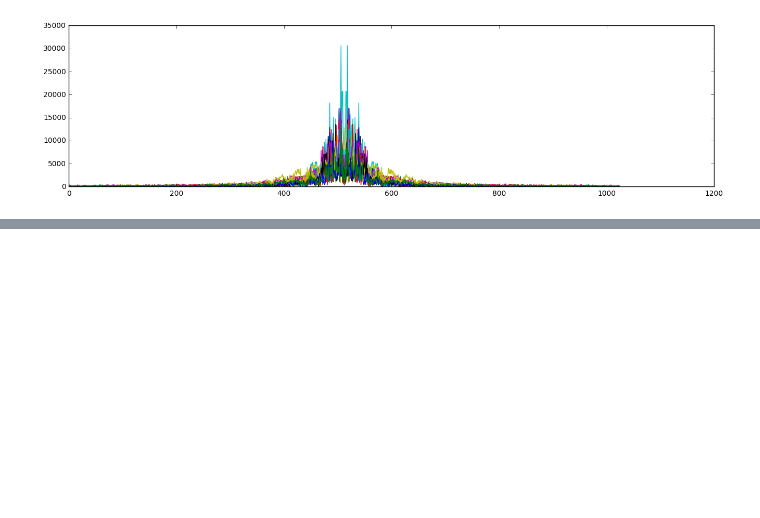
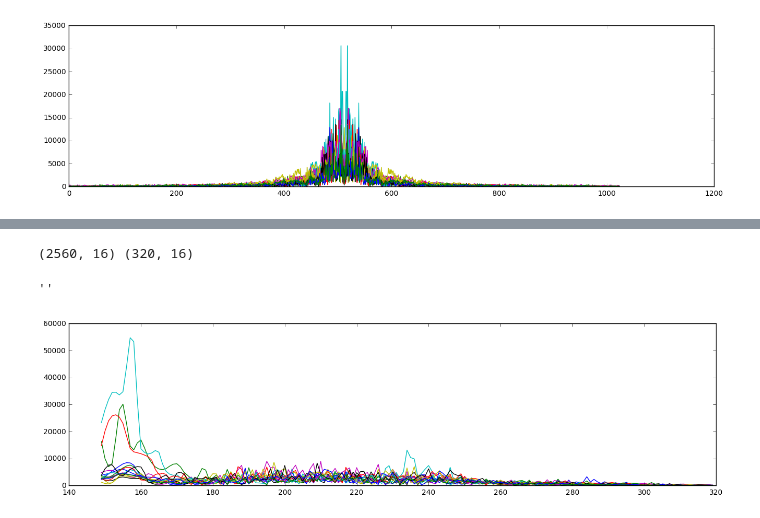
Before and after one commit to xkortex/eeg_seizure_prediction, a Jupyter notebook: dataio_scratch.ipynb, the cells around one changed output, grey strips where cells are left out. Drawn from its saved outputs; the diff is of its cells as text; code cells hidden in the pictures; blank space fills up the shorter version.

Commit message:
mods to the spectra splitter thingy

```diff
--- a/dataio_scratch.ipynb
+++ b/dataio_scratch.ipynb
@@ -105,3 +121,16 @@ plt.plot(newdata[120])
+# %%
+reload(spectral)
+n = 24
+sig = newdata[n]
+sig = spectral.freq_log_transform(newdata[n], fs=320, hard_cutoff=newdata.shape[1]/8)
+# plt.plot(spectral.freq_log_transform(newdata[19], fs=256, hard_cutoff=120))
+plt.plot(sig)
+print(newdata[n].shape, sig.shape)
+''
+# %% [output]
+(2560, 16) (320, 16)
+''
+[figure, added]
 # %%
 datas = [dataio.get_matlab_eeg_data_ary('/home/mike/data/train/1_100{}_0.mat'.format(i)) for i in range(8)]
 # %%
```
Also changed, not shown: parts of 13 cells of this notebook, 5 other files.
